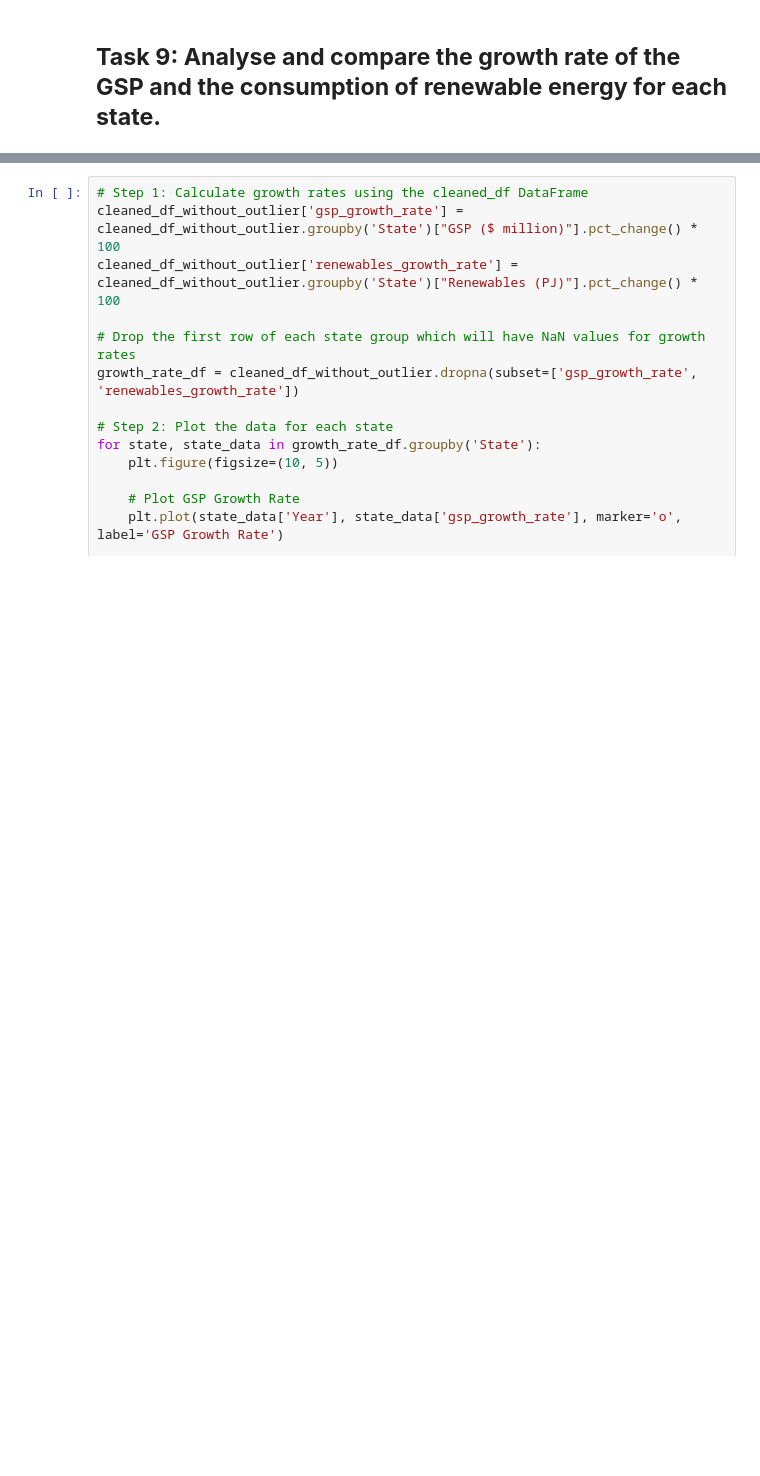
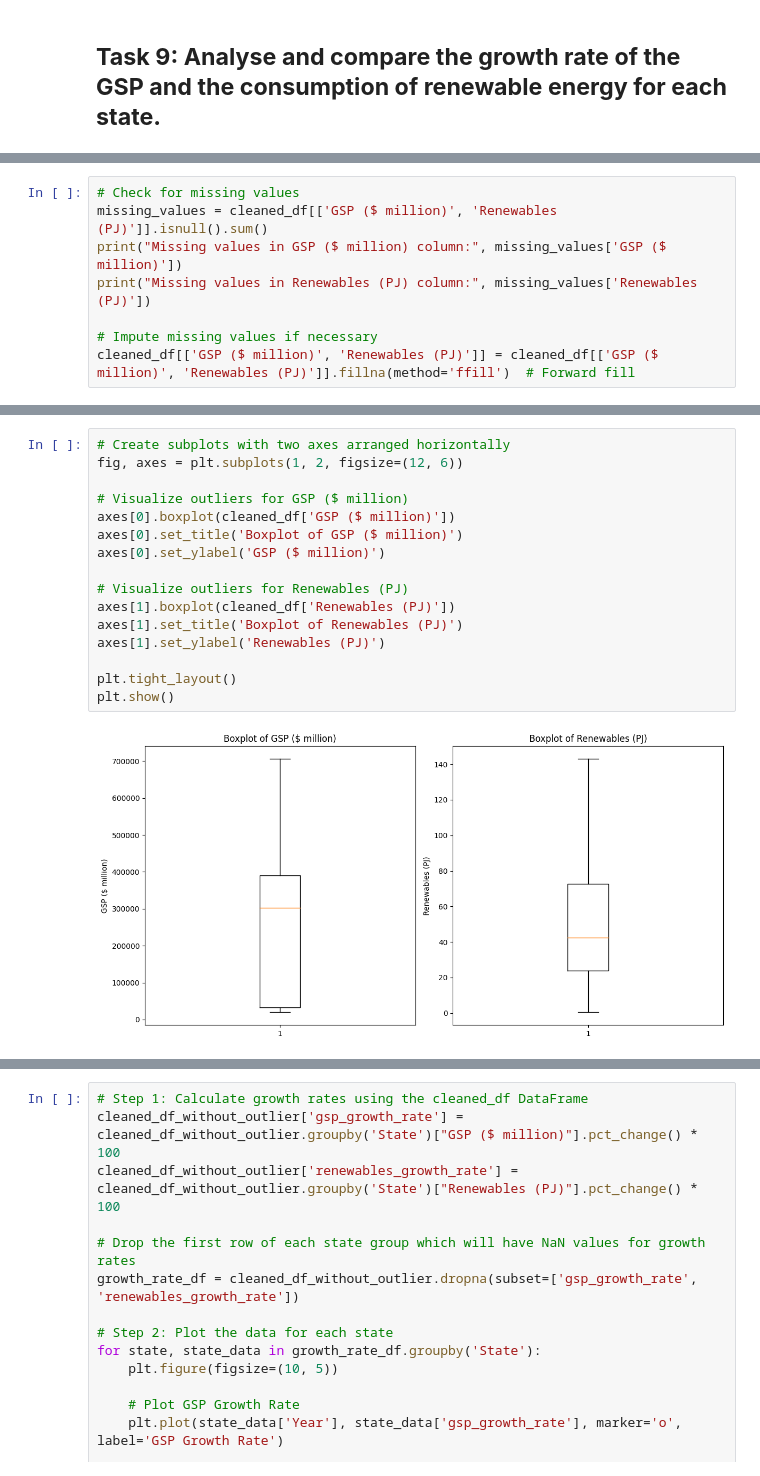
Before and after one commit to Fahim136/Australian-Energy-Dataset-Analysis-Assignment, a Jupyter notebook: Australian_Energy_Dataset_Analysis.ipynb, the cells around one changed output, grey strips where cells are left out. Drawn from its saved outputs; the diff is of its cells as text; blank space fills up the shorter version.

```diff
--- a/Australian_Energy_Dataset_Analysis.ipynb
+++ b/Australian_Energy_Dataset_Analysis.ipynb
@@ -801,0 +753,8 @@ Finally we plotted the total energy consumption for each state broken down by fu
+# %%
+# Check for missing values
+missing_values = cleaned_df[['GSP ($ million)', 'Renewables (PJ)']].isnull().sum()
+print("Missing values in GSP ($ million) column:", missing_values['GSP ($ million)'])
+print("Missing values in Renewables (PJ) column:", missing_values['Renewables (PJ)'])
+
+# Impute missing values if necessary
+cleaned_df[['GSP ($ million)', 'Renewables (PJ)']] = cleaned_df[['GSP ($ million)', 'Renewables (PJ)']].fillna(method='ffill')  # Forward fill
@@ -801,0 +817,18 @@ Finally we plotted the total energy consumption for each state broken down by fu
+# %%
+# Create subplots with two axes arranged horizontally
+fig, axes = plt.subplots(1, 2, figsize=(12, 6))
+
+# Visualize outliers for GSP ($ million)
+axes[0].boxplot(cleaned_df['GSP ($ million)'])
+axes[0].set_title('Boxplot of GSP ($ million)')
+axes[0].set_ylabel('GSP ($ million)')
+
+# Visualize outliers for Renewables (PJ)
+axes[1].boxplot(cleaned_df['Renewables (PJ)'])
+axes[1].set_title('Boxplot of Renewables (PJ)')
+axes[1].set_ylabel('Renewables (PJ)')
+
+plt.tight_layout()
+plt.show()
+# %% [output]
+[figure, added]
```
Also changed, not shown: parts of 28 cells of this notebook.
